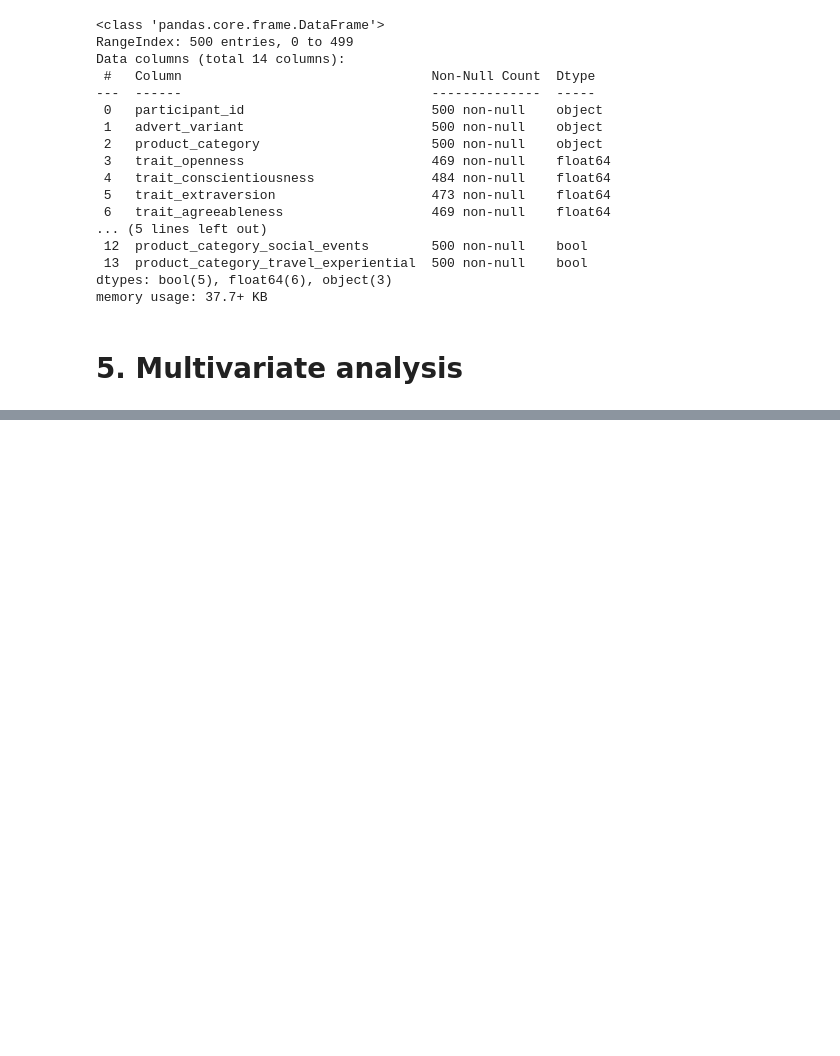
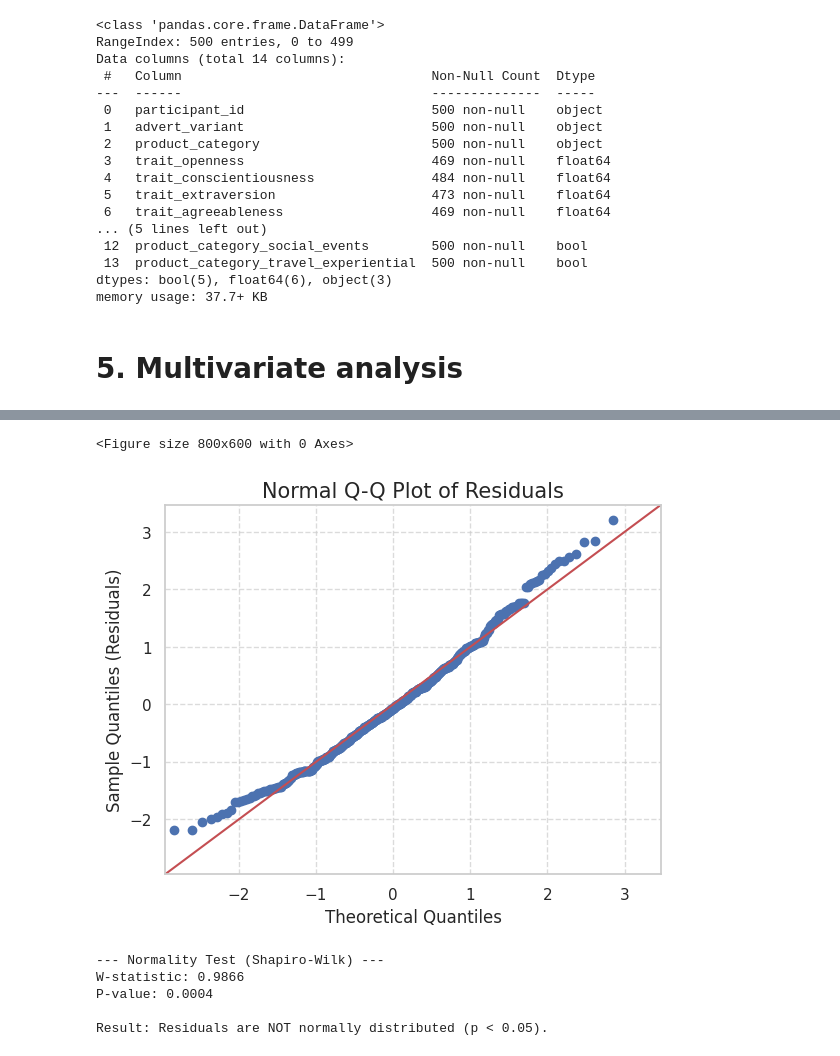
Before and after one commit to cca-cce/osm-comm, a Jupyter notebook: jnb/skoc62_labs.ipynb, the cells around one changed output, grey strips where cells are left out. Saved outputs shown, nothing was run; the diff lists cells and outputs as text; code cells hidden in the pictures; blank space fills up the shorter version.

```diff
--- a/jnb/skoc62_labs.ipynb
+++ b/jnb/skoc62_labs.ipynb
@@ -705,0 +839,40 @@ memory usage: 37.7+ KB
+# %%
+# code cell 5.4, keep this comment, edit content but do not add more code cells
+import statsmodels.api as sm
+import matplotlib.pyplot as plt
+import scipy.stats as stats
+
+# 1. Extract the residuals from your fitted model
+residuals = model.resid
+
+# 2. Create the Q-Q Plot
+plt.figure(figsize=(8, 6))
+fig = sm.qqplot(residuals, line='45', fit=True)
+
+# 3. Customize the plot
+plt.title('Normal Q-Q Plot of Residuals', fontsize=15)
+plt.xlabel('Theoretical Quantiles', fontsize=12)
+plt.ylabel('Sample Quantiles (Residuals)', fontsize=12)
+plt.grid(True, linestyle='--', alpha=0.7)
+
+# 4. Display the plot
+plt.show()
+
+# Optional: Run a formal normality test (Shapiro-Wilk)
+shapiro_test = stats.shapiro(residuals)
+print(f"--- Normality Test (Shapiro-Wilk) ---")
+print(f"W-statistic: {shapiro_test.statistic:.4f}")
+print(f"P-value: {shapiro_test.pvalue:.4f}")
+
+if shapiro_test.pvalue < 0.05:
+    print("\nResult: Residuals are NOT normally distributed (p < 0.05).")
+else:
+    print("\nResult: Residuals appear to be normally distributed (p >= 0.05).")
+# %% [output]
+<Figure size 800x600 with 0 Axes>
+[figure, added]
+--- Normality Test (Shapiro-Wilk) ---
+W-statistic: 0.9866
+P-value: 0.0004
+
+Result: Residuals are NOT normally distributed (p < 0.05).
```
Also changed, not shown: parts of 10 cells of this notebook.
